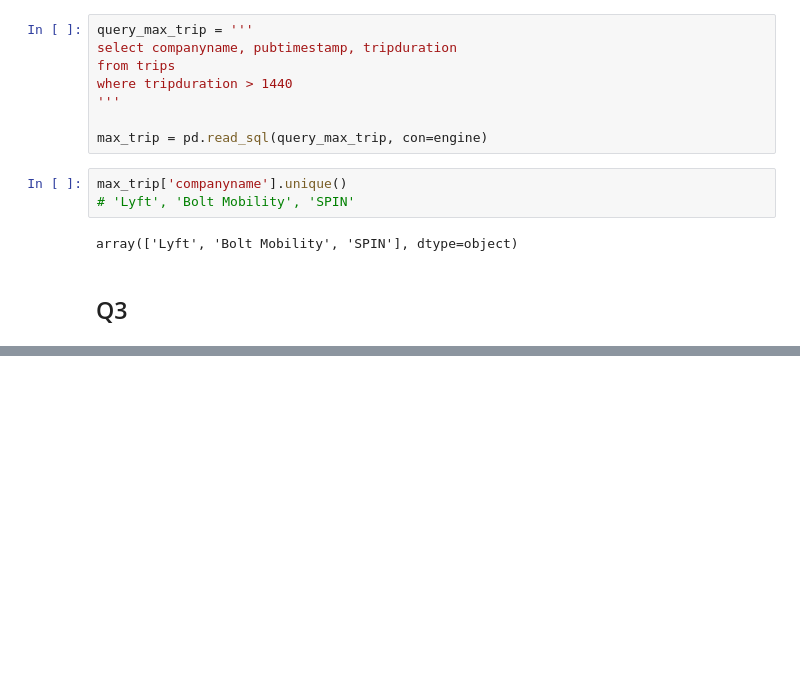
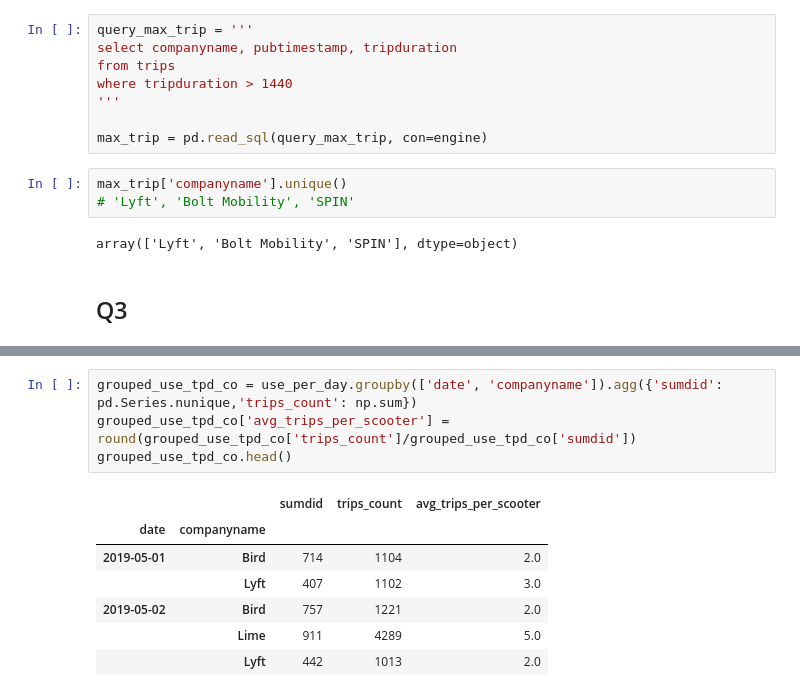
Before and after one commit to NSS-Data-Analytics-Cohort-10/scooters-group-2, a Jupyter notebook: notebooks/scooters1.ipynb, the cells around one changed output, grey strips where cells are left out. Cells and saved outputs as stored; diff of their text form; blank space fills up the shorter version.

```diff
--- a/notebooks/scooters1.ipynb
+++ b/notebooks/scooters1.ipynb
@@ -362,0 +386,12 @@ array(['Lyft', 'Bolt Mobility', 'SPIN'], dtype=object)
+# %%
+grouped_use_tpd_co = use_per_day.groupby(['date', 'companyname']).agg({'sumdid': pd.Series.nunique,'trips_count': np.sum})
+grouped_use_tpd_co['avg_trips_per_scooter'] = round(grouped_use_tpd_co['trips_count']/grouped_use_tpd_co['sumdid'])
+grouped_use_tpd_co.head()
+# %% [output]
+|  |  | sumdid | trips_count | avg_trips_per_scooter |
+| date | companyname |  |  |  |
+| 2019-05-01 | Bird | 714 | 1104 | 2.0 |
+|  | Lyft | 407 | 1102 | 3.0 |
+| 2019-05-02 | Bird | 757 | 1221 | 2.0 |
+|  | Lime | 911 | 4289 | 5.0 |
+|  | Lyft | 442 | 1013 | 2.0 |
```
Also changed, not shown: parts of 34 cells of this notebook, 1 other file.
